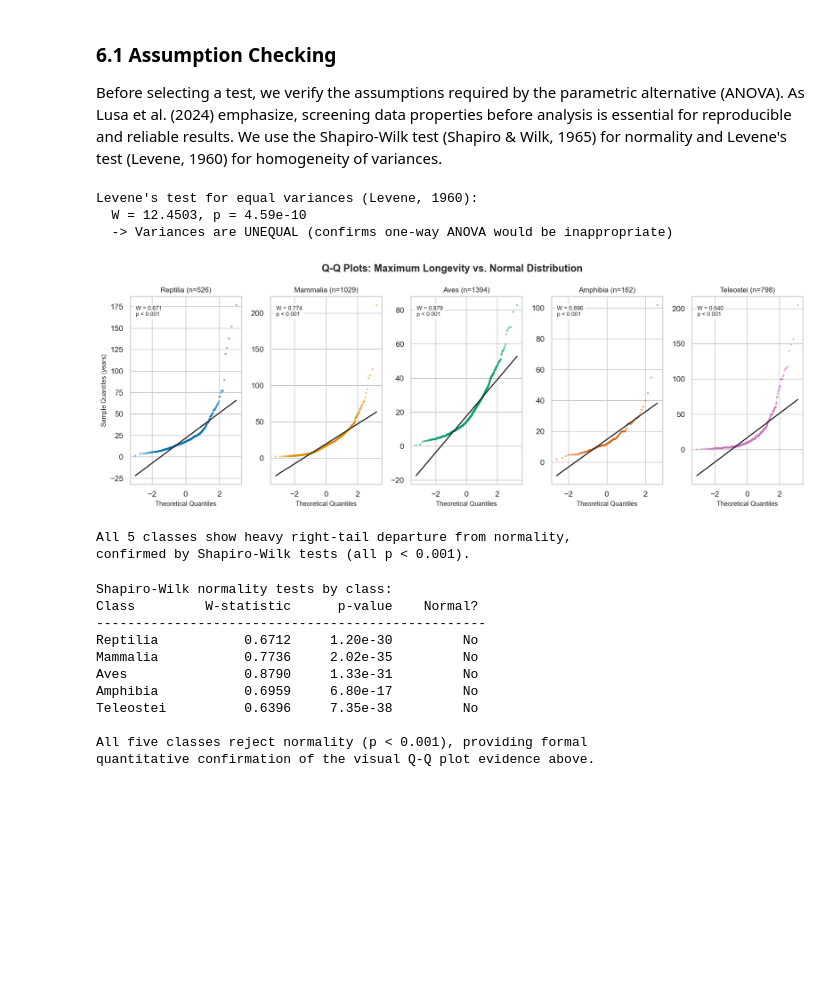
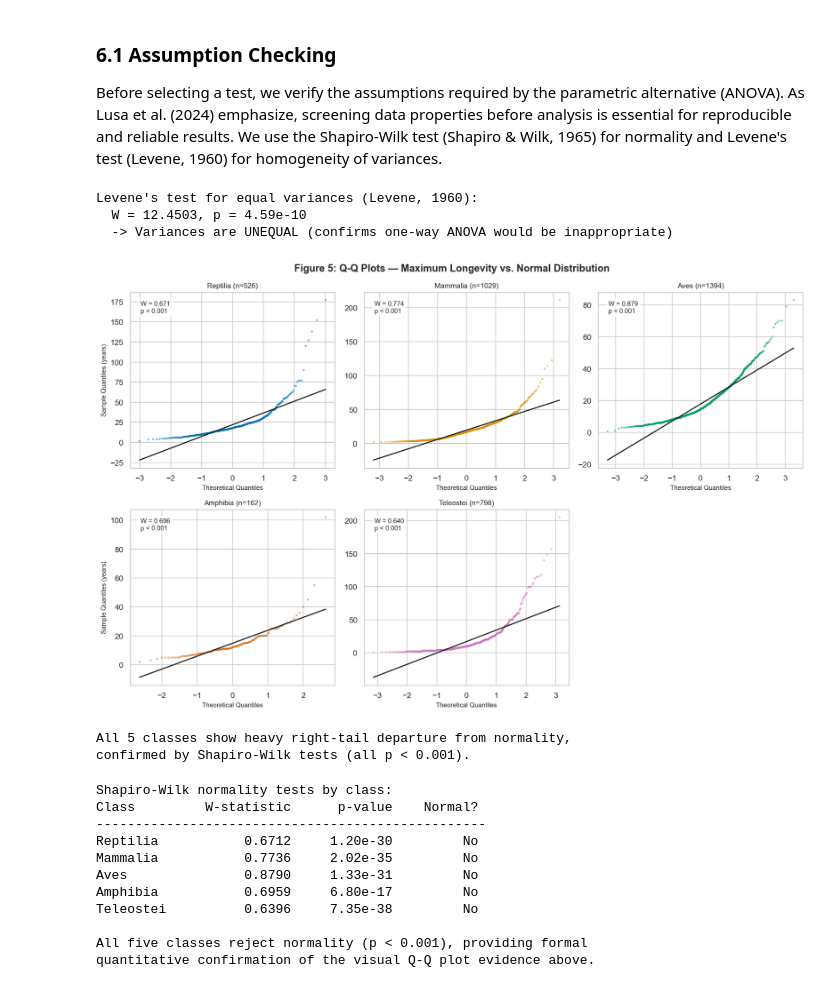
Before and after one commit to trwilcoxson/udacity-nd608-project2-statistics, a Jupyter notebook: analysis.ipynb, the cells around one changed output. Cells and saved outputs as stored; diff of their text form; code cells hidden in the pictures; blank space fills up the shorter version.

```diff
--- a/analysis.ipynb
+++ b/analysis.ipynb
@@ -432,7 +433,7 @@ for cls in CLASS_ORDER:
     ax.scatter(subset.loc[mask, 'log10_adult_weight'],
                subset.loc[mask, 'log10_longevity'],
                c=[CLASS_COLORS[cls]], label=f'{cls} (n={n_cls})',
-               alpha=0.25, s=14, edgecolors='white', linewidths=0.3)
+               alpha=0.4, s=20, edgecolors='white', linewidths=0.3)
 
 # OLS regression with 95% confidence band
 x = subset['log10_adult_weight'].values
@@ -455,17 +456,17 @@ ax.fill_between(x_line, y_line - ci95, y_line + ci95,
 
 # Regression annotation as text box (not crammed in legend)
 r_sq = r_val**2
-ax.text(0.03, 0.97,
+ax.text(0.97, 0.03,
         f'OLS: y = {slope:.3f}x + {intercept:.3f}\n'
         f'r = {r_val:.3f}, r$^2$ = {r_sq:.3f}\n'
         f'p < 0.001, n = {n:,}',
-        transform=ax.transAxes, ha='left', va='top', fontsize=10,
+        transform=ax.transAxes, ha='right', va='bottom', fontsize=10,
         bbox=dict(boxstyle='round,pad=0.4', facecolor='white', alpha=0.9))
 
-ax.set_xlabel('Log$_{10}$(Adult Weight) (grams)')
+ax.set_xlabel('Log$_{10}$(Adult Weight [g])')
 ax.set_ylabel('Log$_{10}$(Maximum Longevity [years])')
 ax.set_title('Body Size vs. Longevity Across Vertebrates', **SUPTITLE_KW)
-ax.legend(title='Class', fontsize=9, title_fontsize=9, loc='lower right',
+ax.legend(title='Class', fontsize=10, title_fontsize=10, loc='upper left',
           framealpha=0.95)
 plt.tight_layout()
 plt.savefig(f'{FIGURES_DIR}fig3_weight_vs_longevity.png', bbox_inches='tight')
@@ -585,44 +586,46 @@ print(f"  -> Variances are {'UNEQUAL' if levene_p < 0.05 else 'equal'} "
       f"(confirms one-way ANOVA would be inappropriate)\n")
 
 # Q-Q plots for ALL 5 vertebrate classes with Shapiro-Wilk annotations
-fig, axes = plt.subplots(1, 5, figsize=(14, 5))
+fig, axes_grid = plt.subplots(2, 3, figsize=(14, 9))
+axes = axes_grid.flatten()[:5]
 sw_results = {}  # store for later use
 for idx, (ax, cls) in enumerate(zip(axes, CLASS_ORDER)):
     class_data = test_df[test_df['Class'] == cls]['max_longevity_yrs'].dropna()
     color = CLASS_COLORS[cls]
 
     # Q-Q plot
     (osm, osr), (slope_qq, intercept_qq, _) = stats.probplot(class_data, dist='norm')
     ax.scatter(osm, osr, s=8, alpha=0.5, color=color, edgecolors='none')
     ax.plot(osm, intercept_qq + slope_qq * np.array(osm), 'k-', linewidth=1.5)
 
     ax.set_title(f'{cls} (n={len(class_data)})', fontsize=10)
     ax.set_xlabel('Theoretical Quantiles', fontsize=9)
-    if idx == 0:
+    if idx % 3 == 0:
         ax.set_ylabel('Sample Quantiles (years)', fontsize=9)
     else:
         ax.set_ylabel('')
 
     # Shapiro-Wilk annotation (dynamic p-value formatting)
     w_stat, sw_p = stats.shapiro(class_data)
     sw_results[cls] = (w_stat, sw_p)
     p_str = f'p = {sw_p:.1e}' if sw_p >= 0.001 else 'p < 0.001'
     ax.text(0.05, 0.95, f'W = {w_stat:.3f}\n{p_str}',
-            transform=ax.transAxes, ha='left', va='top', fontsize=8,
+            transform=ax.transAxes, ha='left', va='top', fontsize=9,
             bbox=dict(boxstyle='round,pad=0.3', facecolor='white', alpha=0.8))
 
-fig.suptitle('Q-Q Plots: Maximum Longevity vs. Normal Distribution',
+axes_grid.flatten()[5].set_visible(False)  # hide empty 6th panel
+fig.suptitle('Figure 5: Q-Q Plots — Maximum Longevity vs. Normal Distribution',
              **SUPTITLE_KW)
 plt.tight_layout()
 plt.savefig(f'{FIGURES_DIR}fig5_qq_plots.png', bbox_inches='tight')
 plt.show()
 print('All 5 classes show heavy right-tail departure from normality,')
 print('confirmed by Shapiro-Wilk tests (all p < 0.001).')
 # %% [output]
 Levene's test for equal variances (Levene, 1960):
   W = 12.4503, p = 4.59e-10
   -> Variances are UNEQUAL (confirms one-way ANOVA would be inappropriate)
-[figure, old version]
+[figure, new version]
 All 5 classes show heavy right-tail departure from normality,
 confirmed by Shapiro-Wilk tests (all p < 0.001).
 # %%
```
Also changed, not shown: parts of 13 cells of this notebook, 7 other files.
